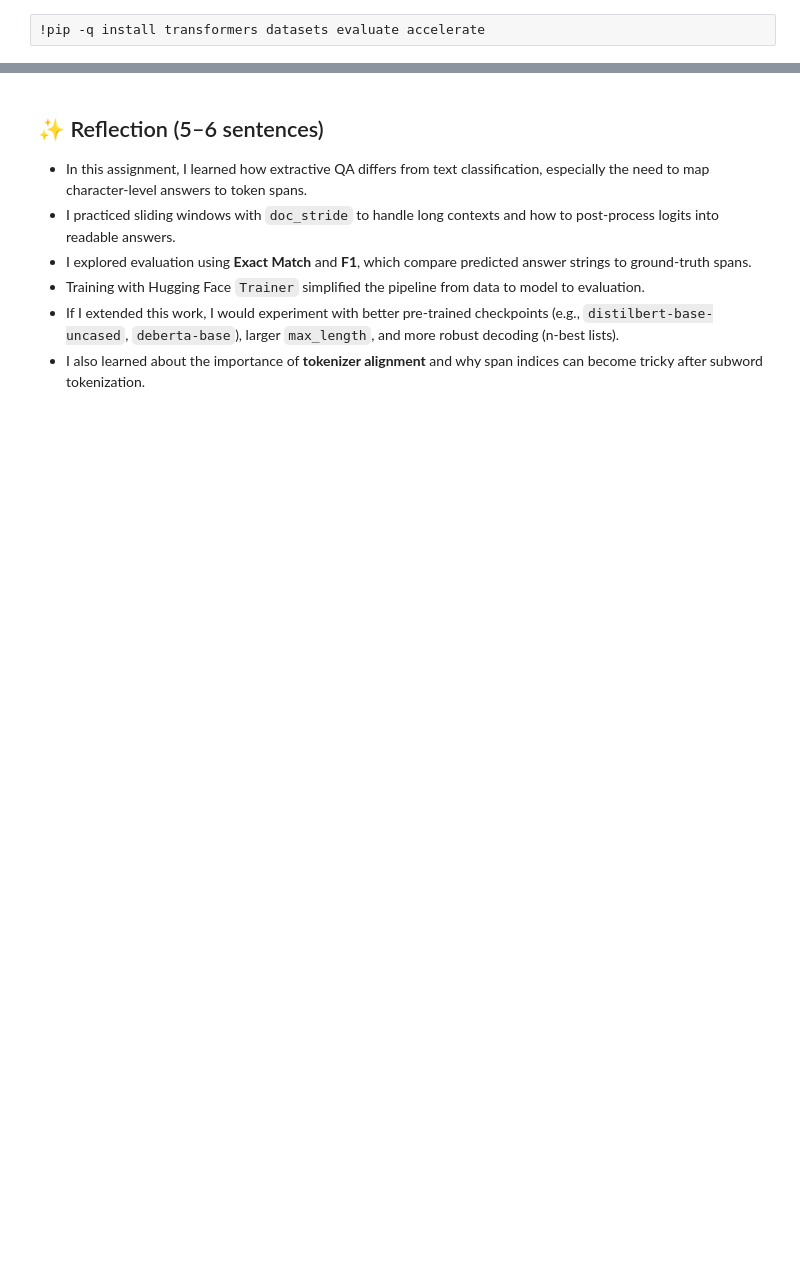
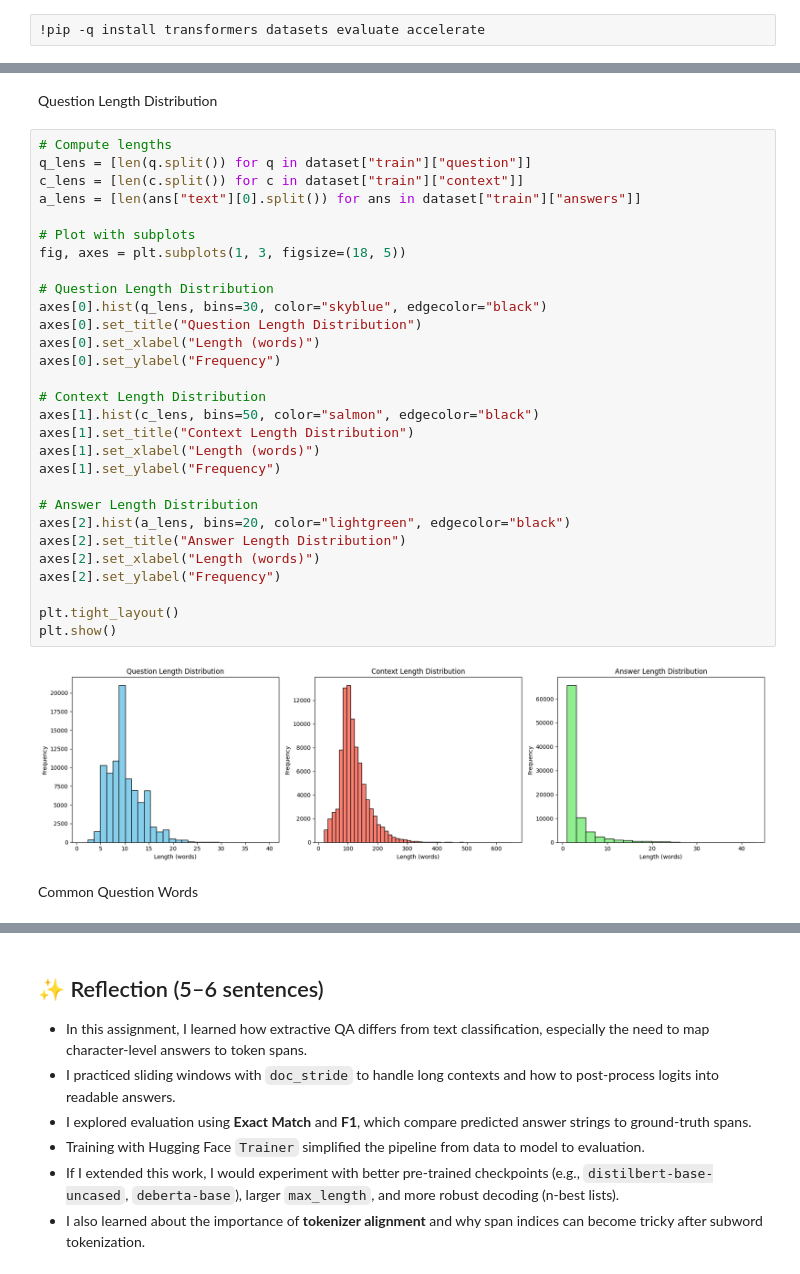
Before and after one commit to Aronno1920/AI-Engineering, a Jupyter notebook: Module 14/QA_FineTuning_SQuAD_SelimAhmed.ipynb, the cells around one changed output, grey strips where cells are left out. Drawn from its saved outputs; the diff is of its cells as text; blank space fills up the shorter version.

```diff
--- a/Module 14/QA_FineTuning_SQuAD_SelimAhmed.ipynb
+++ b/Module 14/QA_FineTuning_SQuAD_SelimAhmed.ipynb
@@ -357,0 +81,35 @@ save_path
+# %% [markdown]
+Question Length Distribution
+# %%
+# Compute lengths
+q_lens = [len(q.split()) for q in dataset["train"]["question"]]
+c_lens = [len(c.split()) for c in dataset["train"]["context"]]
+a_lens = [len(ans["text"][0].split()) for ans in dataset["train"]["answers"]]
+
+# Plot with subplots
+fig, axes = plt.subplots(1, 3, figsize=(18, 5))
+
+# Question Length Distribution
+axes[0].hist(q_lens, bins=30, color="skyblue", edgecolor="black")
+axes[0].set_title("Question Length Distribution")
+axes[0].set_xlabel("Length (words)")
+axes[0].set_ylabel("Frequency")
+
+# Context Length Distribution
+axes[1].hist(c_lens, bins=50, color="salmon", edgecolor="black")
+axes[1].set_title("Context Length Distribution")
+axes[1].set_xlabel("Length (words)")
+axes[1].set_ylabel("Frequency")
+
+# Answer Length Distribution
+axes[2].hist(a_lens, bins=20, color="lightgreen", edgecolor="black")
+axes[2].set_title("Answer Length Distribution")
+axes[2].set_xlabel("Length (words)")
+axes[2].set_ylabel("Frequency")
+
+plt.tight_layout()
+plt.show()
+# %% [output]
+[figure, added]
+# %% [markdown]
+Common Question Words
```
Also changed, not shown: parts of 54 cells of this notebook.
